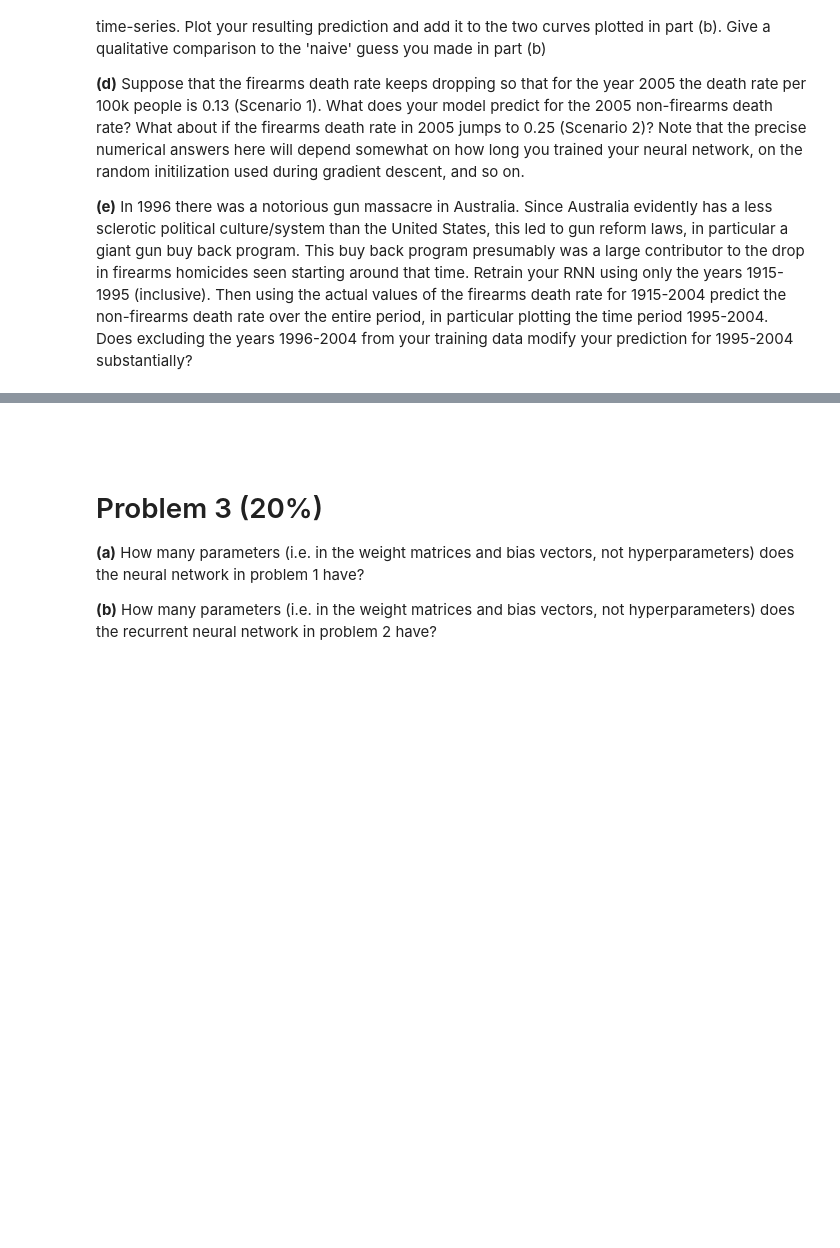
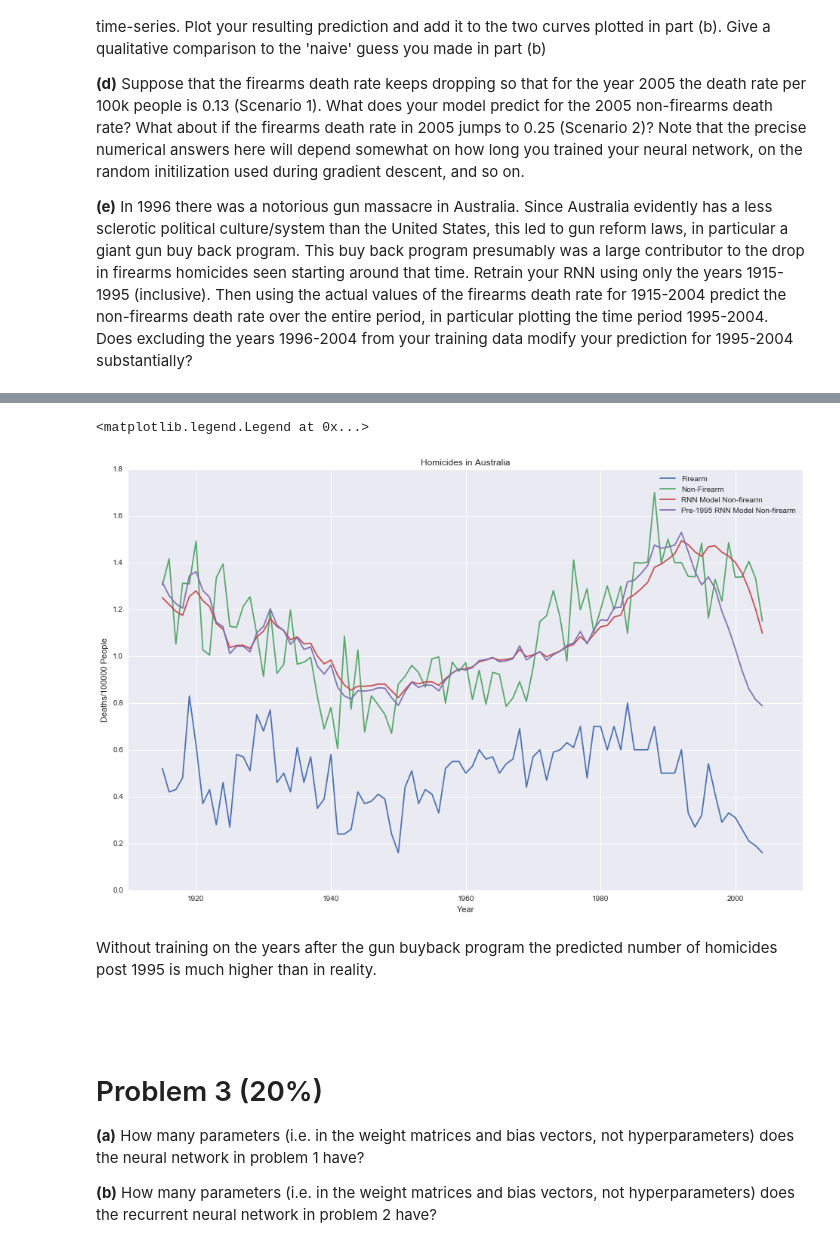
Before and after one commit to afcarl/machine_learning, a Jupyter notebook: homework5/nn2_hw.ipynb, the cells around one changed output, grey strips where cells are left out. Cells and saved outputs as stored; diff of their text form; code cells hidden in the pictures; blank space fills up the shorter version.

```diff
--- a/homework5/nn2_hw.ipynb
+++ b/homework5/nn2_hw.ipynb
@@ -120,0 +216,17 @@ __(e)__ In 1996 there was a notorious gun massacre in Australia. Since Australia
+# %%
+pre95 = homicides[:81]
+seq_0 = seq[0]
+# %%
+n_hidden = 3 # M
+n_in = 1      # D
+n_out = 1     # K
+n_steps = len(pre95)  # the length of each sequence
+n_seq = 1   # the number of datapoints (i.e. sequences)
+
+seq = pre95.Firearm.reshape((n_seq,n_steps,n_in))
+targets = pre95['Non firearm'].reshape((n_seq,n_steps,n_out))
+
+model = MetaRNN(n_in=n_in, n_hidden=n_hidden, n_out=n_out,
+                    learning_rate=.1, learning_rate_decay=0.999,
+                    n_epochs=10000, activation='tanh')
+model.fit(seq, targets, validation_frequency=500)
@@ -121,3 +251,23 @@ __(e)__ In 1996 there was a notorious gun massacre in Australia. Since Australia
+# %%
+guess2 = model.predict(seq_0)
+# %%
+figure, ax = plt.subplots(figsize=(16,10))
+ax.plot(homicides.Year, homicides.Firearm, label="Firearm")
+ax.plot(homicides.Year, homicides['Non firearm'], label="Non-Firearm")
+ax.plot(homicides.Year, guess, label="RNN Model Non-firearm")
+ax.plot(homicides.Year, guess2, label="Pre-1995 RNN Model Non-firearm")
+
+ax.set_xlabel('Year')
+ax.set_ylabel('Deaths/100000 People')
+ax.set_title('Homicides in Australia')
+
+# Add the legend, put it in the upper left so it doesn't conflict with data
+ax.legend()
+# %% [output]
+<matplotlib.legend.Legend at 0x...>
+[figure, added]
+# %% [markdown]
+Without training on the years after the gun buyback program the predicted number of homicides post 1995 is much higher than in reality.
 # %% [markdown]
 <br><br>
 # Problem 3 (20%)
```
Also changed, not shown: parts of 14 cells of this notebook, 2 other files.
